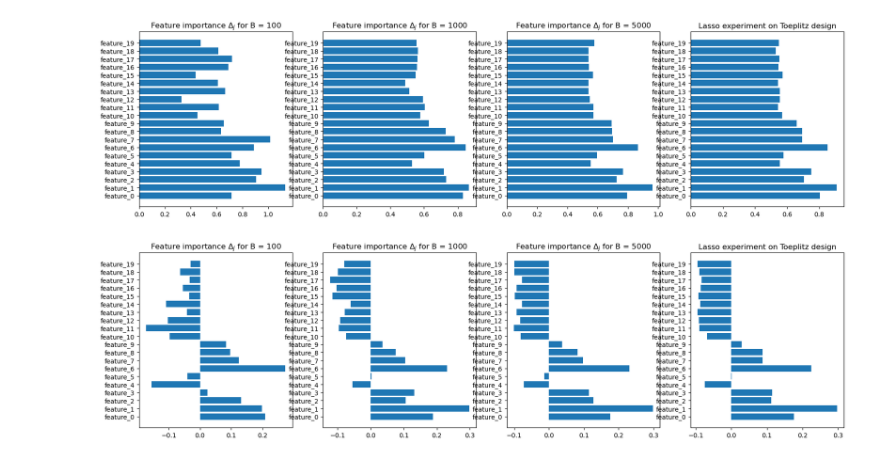
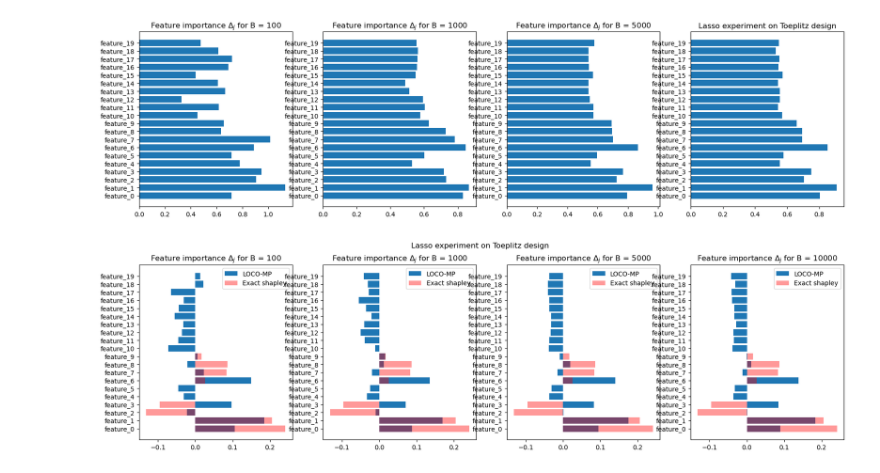
Before and after one commit to erialc-cal/ShapleyMP, a Jupyter notebook: ExpRegression_Presentation.ipynb, the cells around one changed output. Drawn from its saved outputs; the diff is of its cells as text; code cells hidden in the pictures.

```diff
--- a/ExpRegression_Presentation.ipynb
+++ b/ExpRegression_Presentation.ipynb
@@ -53,7 +107,7 @@ model = Lasso()
 fig, ax = plt.subplots(1,len(list_B), figsize=(20,5))
 
 for b in range(len(list_B)):
-    res = LOCOMP_random(X,y,x_ratio,list_B[b],model, selected_features=[],alpha=0.1,bonf=True)
+    res_random = LOCOMP_random(X,y,x_ratio,list_B[b],model, selected_features=[],alpha=0.1,bonf=True)
     ax[b].barh(['feature_{}'.format(i) for i in range(M)], res['info'].groupby('j').mean().zz)
     ax[b].set_title('Feature importance $\Delta_j$ for B = {}'.format(list_B[b]))
 plt.title('Lasso experiment on Toeplitz design')
@@ -70,6 +124,8 @@ for b in range(len(list_B)):
     res = LOCOMP_random(X,y,x_ratio,list_B[b],model, selected_features=[],alpha=0.1,bonf=True)
     ax[b].barh(['feature_{}'.format(i) for i in range(M)], res['info'].groupby('j').mean().zz)
     ax[b].set_title('Feature importance $\Delta_j$ for B = {}'.format(list_B[b]))
+    ax[b].barh(['feature_{}'.format(i) for i in range(M)], np.mean(shap_values_v,axis=0), color='red', alpha=0.4)
+    ax[b].legend(['LOCO-MP','Exact shapley'])
 plt.title('Lasso experiment on Toeplitz design')
 plt.savefig('./figures/NLM_locomp_Lasso_SNR{}.svg'.format(SNR))
 # %% [output]
@@ -85,6 +141,8 @@ for b in range(len(list_B)):
     res = LOCOMPReg(X,y,n_ratio, m_ratio,list_B[b], model, selected_features=[],alpha=0.1,bonf=True)
     ax[b].barh(['feature_{}'.format(i) for i in range(M)], res['info'].groupby('j').mean().zz)
     ax[b].set_title('Feature importance $\Delta_j$ for B = {}'.format(list_B[b]))
+    ax[b].barh(['feature_{}'.format(i) for i in range(M)], np.mean(shap_values_v,axis=0), color='red', alpha=0.4)
+    ax[b].legend(['LOCO-MP','Exact shapley'])
 plt.title('Lasso experiment on Toeplitz design')
 plt.savefig('./figures/NLM_og_locomp_Lasso_SNR{}.svg'.format(SNR))
 # %% [output]
@@ -114,6 +172,8 @@ for b in range(len(list_B)):
     Delta = loco_error(X,y, model, x_ratio,list_B[b])
     ax[b].barh(['feature_{}'.format(i) for i in range(M)], np.mean(Delta, axis=0))
     ax[b].set_title('Feature importance $\Delta_j$ for B = {}'.format(list_B[b]))
+    ax[b].barh(['feature_{}'.format(i) for i in range(M)], np.mean(shap_values_v,axis=0), color='red', alpha=0.4)
+    ax[b].legend(['LOCO-MP','Exact shapley'])
 plt.suptitle('Lasso experiment on Toeplitz design')
 plt.savefig('./figures/mine_locomp_Lasso_SNR{}.svg'.format(SNR))
 # %% [output]
@@ -135,15 +195,17 @@ plt.savefig('./figures/locomp_Lasso_SNR{}.svg'.format(SNR))
 # %%
 list_B = [100, 1000, 5000, 10000]
 n_ratio = 0.2
 m_ratio = 0.3
 model = Lasso()
 fig, ax = plt.subplots(1,len(list_B), figsize=(20,5))
 
 for b in range(len(list_B)):
     res = LOCOMPReg(X,y,n_ratio, m_ratio,list_B[b], model, selected_features=[],alpha=0.1,bonf=True)
     ax[b].barh(['feature_{}'.format(i) for i in range(M)], res['info'].groupby('j').mean().zz)
     ax[b].set_title('Feature importance $\Delta_j$ for B = {}'.format(list_B[b]))
-plt.title('Lasso experiment on Toeplitz design')
+    ax[b].barh(['feature_{}'.format(i) for i in range(M)], np.mean(shap_values_v,axis=0), color='red', alpha=0.4)
+    ax[b].legend(['LOCO-MP','Exact shapley'])
+plt.suptitle('Lasso experiment on Toeplitz design')
 plt.savefig('./figures/og_locomp_Lasso_SNR{}.svg'.format(SNR))
 # %% [output]
-[figure, old version]
+[figure, new version]
```
Also changed, not shown: parts of 8 cells of this notebook, 10 other files.
